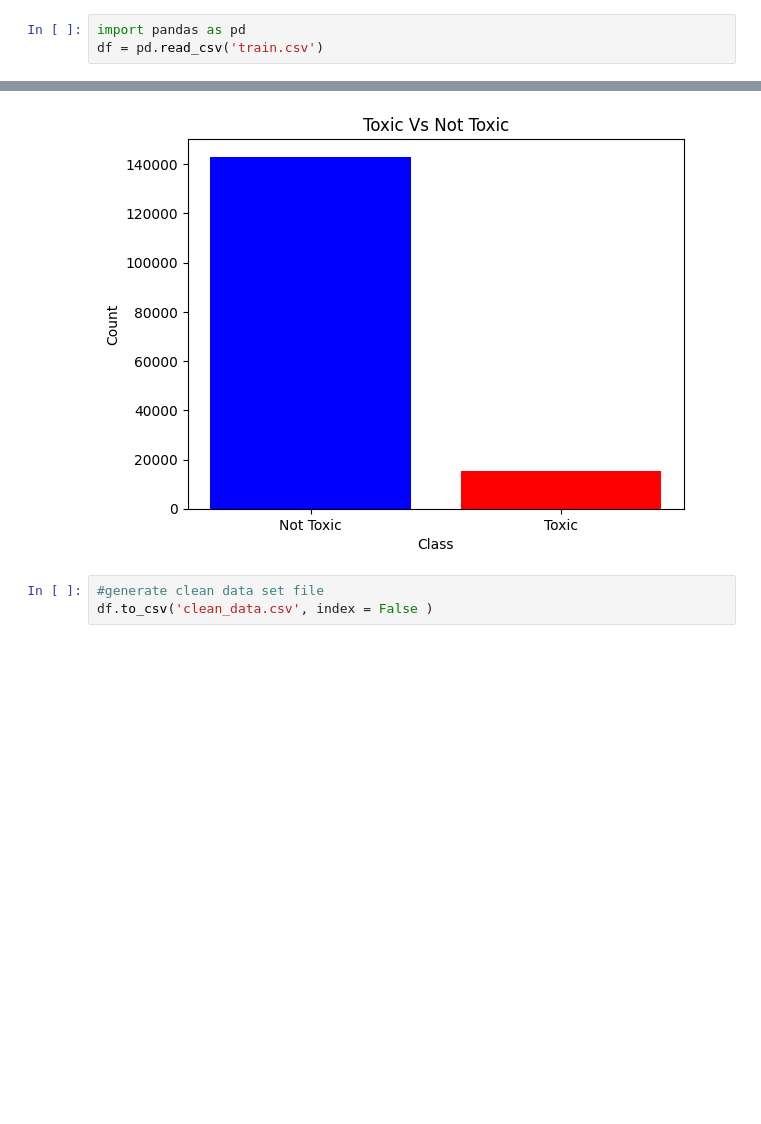
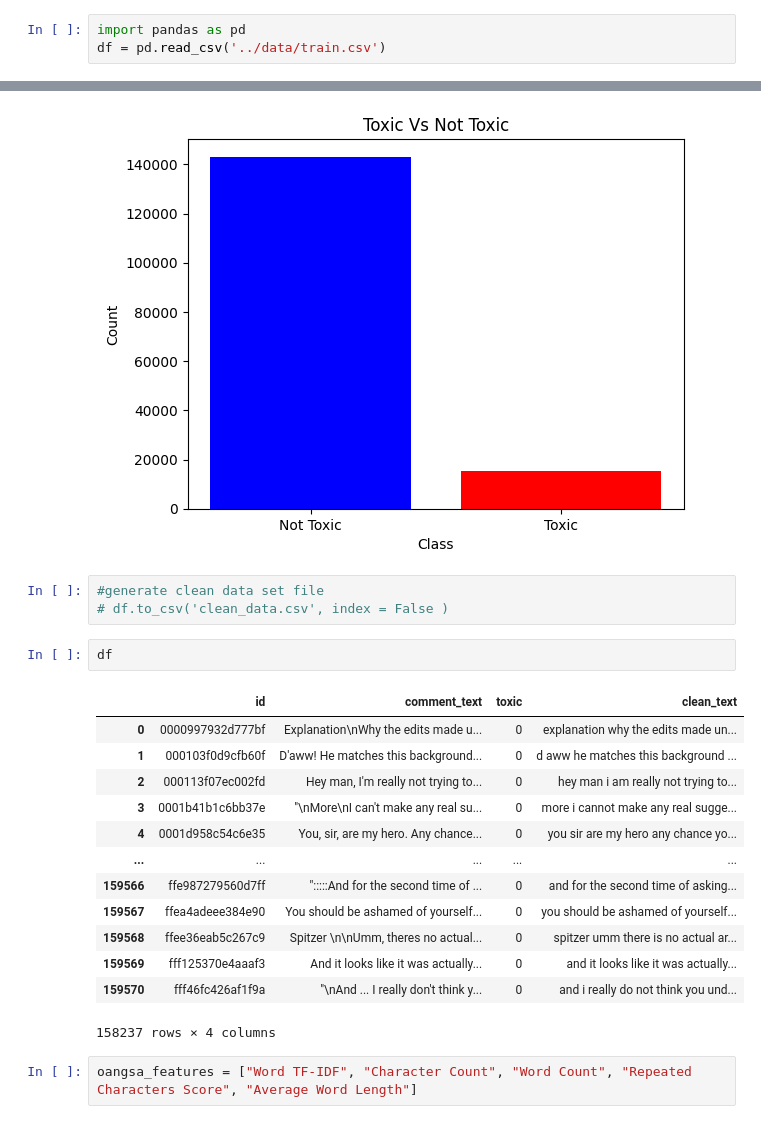
Before and after one commit to oangsa/toxic-comment-detection, a Jupyter notebook: src/features.ipynb, the cells around one changed output, grey strips where cells are left out. Drawn from its saved outputs; the diff is of its cells as text; blank space fills up the shorter version.

```diff
--- a/src/features.ipynb
+++ b/src/features.ipynb
@@ -1,6 +1,6 @@
 # %%
 import pandas as pd
-df = pd.read_csv('train.csv')
+df = pd.read_csv('../data/train.csv')
 # %%
 df.info()
 # %% [output]
@@ -117,4 +95,22 @@ plt.show()
 [figure]
 # %%
 #generate clean data set file
-df.to_csv('clean_data.csv', index = False )
+# df.to_csv('clean_data.csv', index = False )
+# %%
+df
+# %% [output]
+|  | id | comment_text | toxic | clean_text |
+| 0 | 0000997932d777bf | Explanation\nWhy the edits made u... | 0 | explanation why the edits made un... |
+| 1 | 000103f0d9cfb60f | D'aww! He matches this background... | 0 | d aww he matches this background ... |
+| 2 | 000113f07ec002fd | Hey man, I'm really not trying to... | 0 | hey man i am really not trying to... |
+| 3 | 0001b41b1c6bb37e | "\nMore\nI can't make any real su... | 0 | more i cannot make any real sugge... |
+| 4 | 0001d958c54c6e35 | You, sir, are my hero. Any chance... | 0 | you sir are my hero any chance yo... |
+| ... | ... | ... | ... | ... |
+| 159566 | ffe987279560d7ff | ":::::And for the second time of ... | 0 | and for the second time of asking... |
+| 159567 | ffea4adeee384e90 | You should be ashamed of yourself... | 0 | you should be ashamed of yourself... |
+| 159568 | ffee36eab5c267c9 | Spitzer \n\nUmm, theres no actual... | 0 | spitzer umm there is no actual ar... |
+| 159569 | fff125370e4aaaf3 | And it looks like it was actually... | 0 | and it looks like it was actually... |
+| 159570 | fff46fc426af1f9a | "\nAnd ... I really don't think y... | 0 | and i really do not think you und... |
+158237 rows × 4 columns
+# %%
+oangsa_features = ["Word TF-IDF", "Character Count", "Word Count", "Repeated Characters Score", "Average Word Length"]
```
Also changed, not shown: parts of 6 cells of this notebook.
